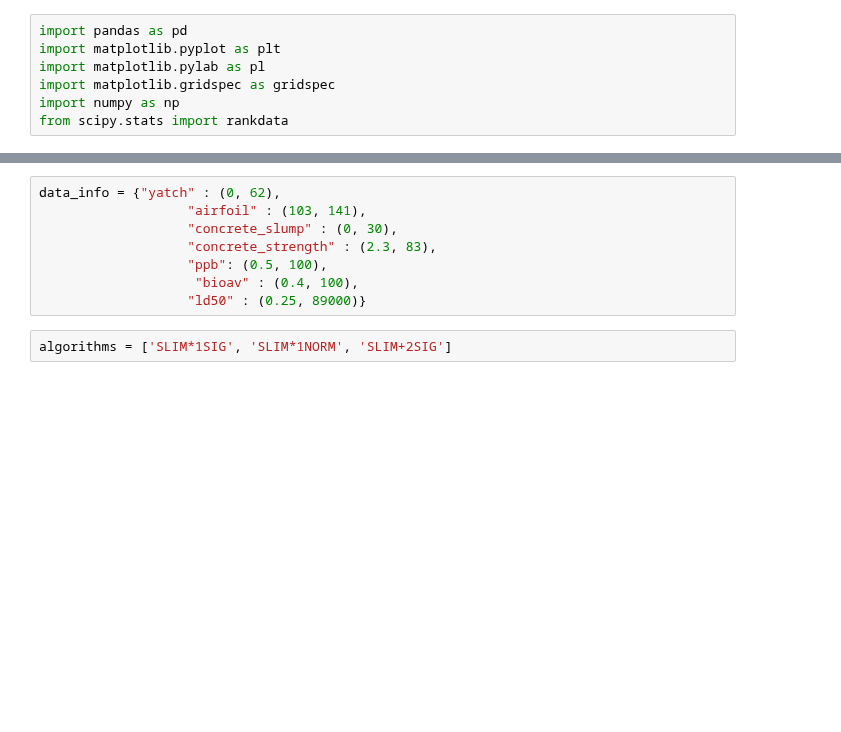
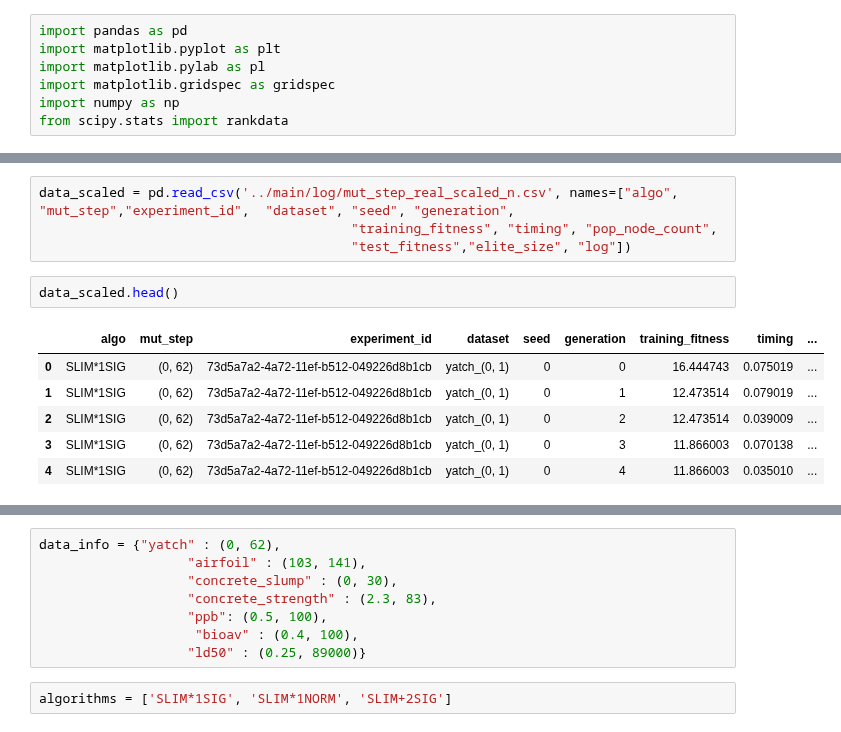
Before and after one commit to Rizzolioli/SlimShady, a Jupyter notebook: utils/Mutation Step Analysis Real Data.ipynb, the cells around one changed output, grey strips where cells are left out. Saved outputs shown, nothing was run; the diff lists cells and outputs as text; blank space fills up the shorter version.

```diff
--- a/utils/Mutation Step Analysis Real Data.ipynb
+++ b/utils/Mutation Step Analysis Real Data.ipynb
@@ -11,0 +25,13 @@ data = pd.read_csv('../main/log/mut_step_real.csv', names=["algo", "mut_step","e
+# %%
+data_scaled = pd.read_csv('../main/log/mut_step_real_scaled_n.csv', names=["algo", "mut_step","experiment_id",  "dataset", "seed", "generation",
+                                        "training_fitness", "timing", "pop_node_count",
+                                        "test_fitness","elite_size", "log"])
+# %%
+data_scaled.head()
+# %% [output]
+|  | algo | mut_step | experiment_id | dataset | seed | generation | training_fitness | timing | ... |
+| 0 | SLIM*1SIG | (0, 62) | 73d5a7a2-4a72-11ef-b512-049226d8b1cb | yatch_(0, 1) | 0 | 0 | 16.444743 | 0.075019 | ... |
+| 1 | SLIM*1SIG | (0, 62) | 73d5a7a2-4a72-11ef-b512-049226d8b1cb | yatch_(0, 1) | 0 | 1 | 12.473514 | 0.079019 | ... |
+| 2 | SLIM*1SIG | (0, 62) | 73d5a7a2-4a72-11ef-b512-049226d8b1cb | yatch_(0, 1) | 0 | 2 | 12.473514 | 0.039009 | ... |
+| 3 | SLIM*1SIG | (0, 62) | 73d5a7a2-4a72-11ef-b512-049226d8b1cb | yatch_(0, 1) | 0 | 3 | 11.866003 | 0.070138 | ... |
+| 4 | SLIM*1SIG | (0, 62) | 73d5a7a2-4a72-11ef-b512-049226d8b1cb | yatch_(0, 1) | 0 | 4 | 11.866003 | 0.035010 | ... |
```
Also changed, not shown: parts of 22 cells of this notebook, 7 other files.
